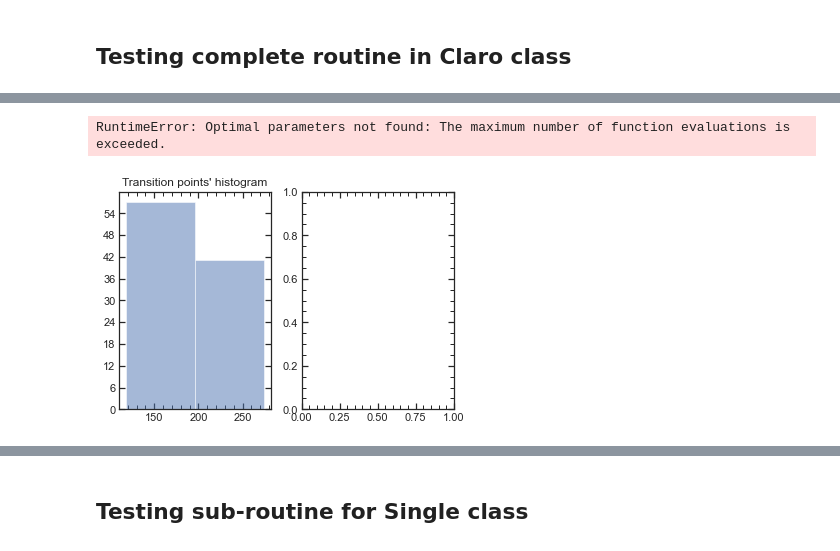
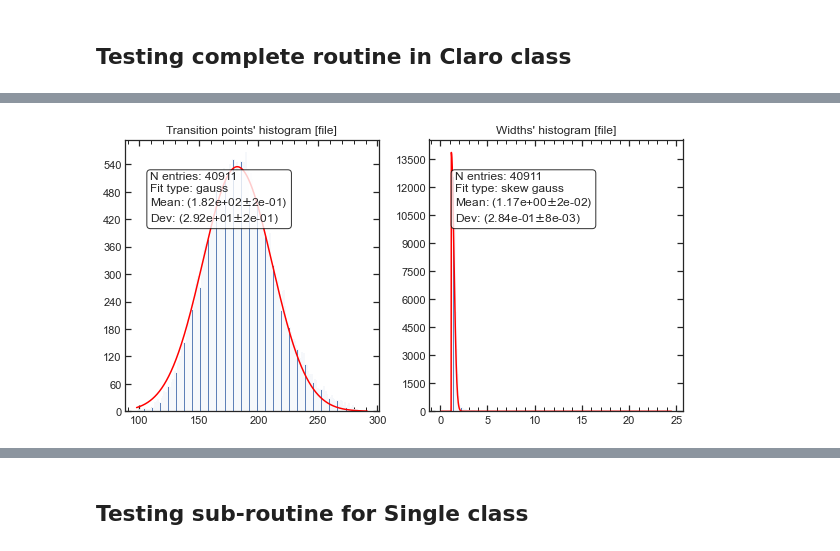
Before and after one commit to martina01natali/OOPROJECT, a Jupyter notebook: pyproj/branch_claro_CLOSED/Def/TEST_claro_class.ipynb, the cells around one changed output, grey strips where cells are left out. Drawn from its saved outputs; the diff is of its cells as text; code cells hidden in the pictures.

Commit message:
Cleaned Test_claro_class to prepare it for exam, debugged after running on whole dataset

```diff
--- a/pyproj/branch_claro_CLOSED/Def/TEST_claro_class.ipynb
+++ b/pyproj/branch_claro_CLOSED/Def/TEST_claro_class.ipynb
@@ -5,12 +5,14 @@ from claro_class import *
 # %% [markdown]
 ## Testing complete routine in Claro class
 # %%
+# Define parameters to build Claro object
 TDIR = 'C:\\Users\\MARTINA\\Desktop\\secondolotto_1\\'
 PARAMS = {
     "DIRPATH"  : "*Station_1__*\Station_1__??_Summary\Chip_???\S_curve",
     "FILEPATH" : "Ch_*_offset_*_Chip_*.txt",
     "OUTFILE"  : "claro_files.txt",
     "OUTBAD"   : "bad_files.txt",
+    "UNFIT"    : "unfit_files.txt",
 }
 # %%
-new = Claro(TDIR=TDIR, params=PARAMS, custom_n_files=100, log=False)
+new = Claro(TDIR=TDIR, params=PARAMS, custom_n_files='all', log=True)
@@ -41,6 +127,9 @@ Process completed. Output file: aHundredPlots.pdf
 # %%
-fig, ax = plt.subplots(1,2)
-new.hist_tw(ax=ax, source='fit')
+# Method to plot histograms of transition points (x values) and widths
+# You can plot values from datafile or from fit or the difference between the two
+# This method requires external figure and saving options
+fig, ax = plt.subplots(1,2, figsize=(10,5))
+new.hist_tw(ax=ax, source='file')
+plt.savefig("hist_tw-fromFile.pdf")
 # %% [output]
-RuntimeError: Optimal parameters not found: The maximum number of function evaluations is exceeded.
-[figure, old version]
+[figure, new version]
```
Also changed, not shown: parts of 20 cells of this notebook, 15 other files.
